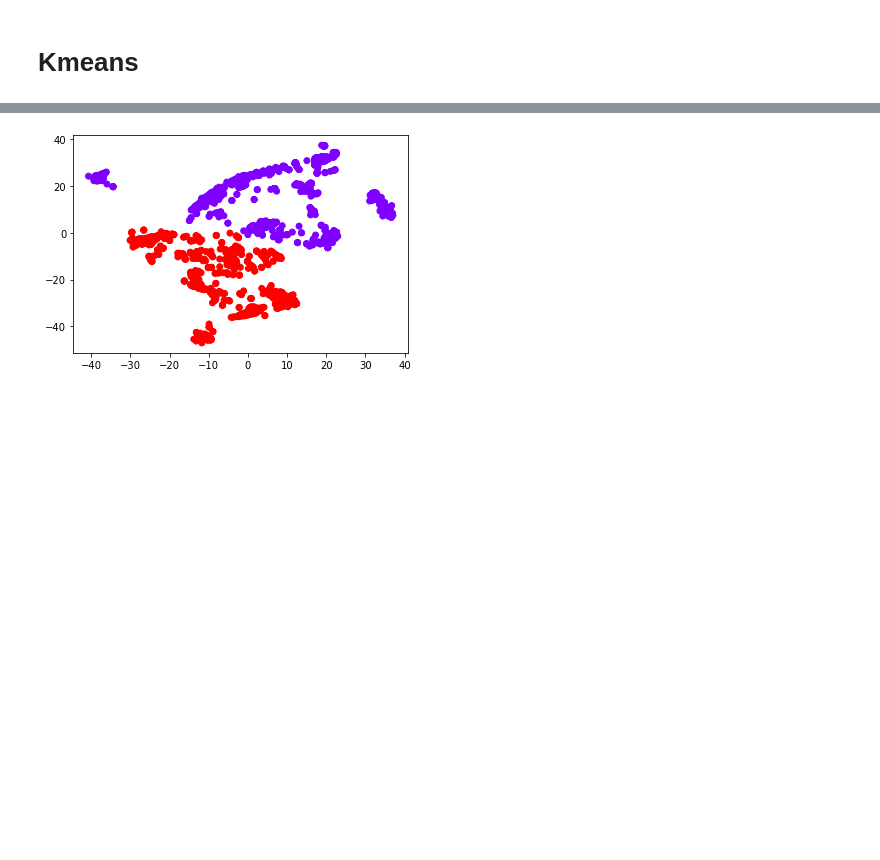
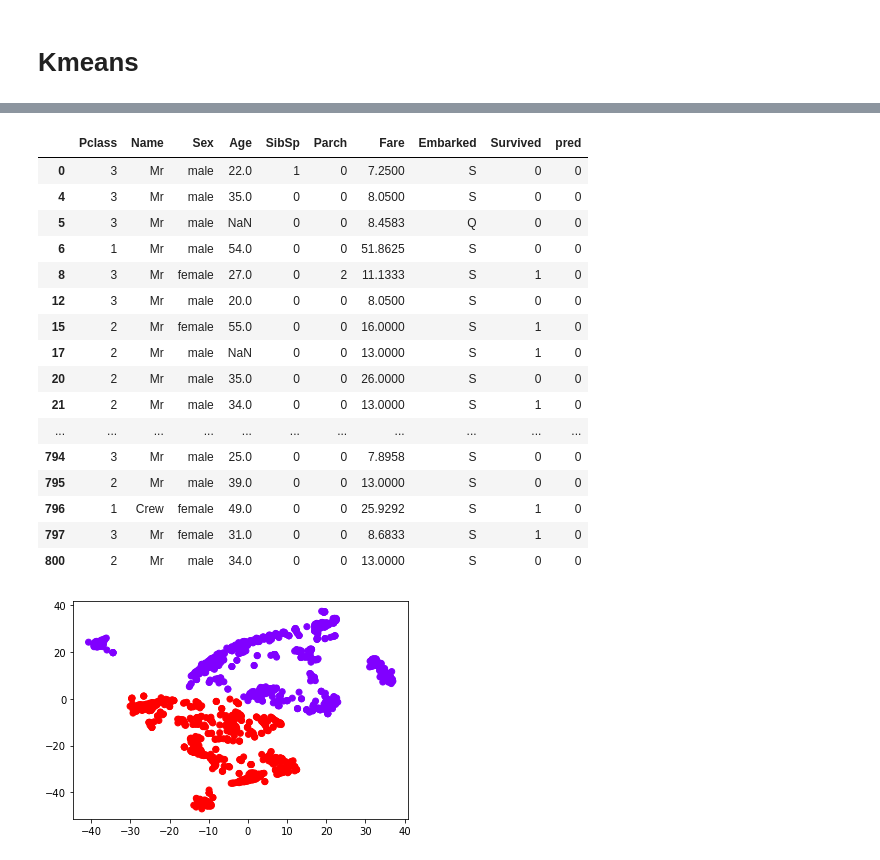
Before and after one commit to WozzyaQ/machine-learning-and-other-stuff, a Jupyter notebook: clustering-titanic/clustering.ipynb, the cells around one changed output, grey strips where cells are left out. Cells and saved outputs as stored; diff of their text form; code cells hidden in the pictures; blank space fills up the shorter version.

```diff
--- a/clustering-titanic/clustering.ipynb
+++ b/clustering-titanic/clustering.ipynb
@@ -555,3 +583,23 @@ kmeans(tsne_representation,2)
+# %%
+prepared_data_train[prepared_data_train["pred"] == 0]
+# %% [output]
+|  | Pclass | Name | Sex | Age | SibSp | Parch | Fare | Embarked | Survived | pred |
+| 0 | 3 | Mr | male | 22.0 | 1 | 0 | 7.2500 | S | 0 | 0 |
+| 4 | 3 | Mr | male | 35.0 | 0 | 0 | 8.0500 | S | 0 | 0 |
+| 5 | 3 | Mr | male | NaN | 0 | 0 | 8.4583 | Q | 0 | 0 |
+| 6 | 1 | Mr | male | 54.0 | 0 | 0 | 51.8625 | S | 0 | 0 |
+| 8 | 3 | Mr | female | 27.0 | 0 | 2 | 11.1333 | S | 1 | 0 |
+| 12 | 3 | Mr | male | 20.0 | 0 | 0 | 8.0500 | S | 0 | 0 |
+| 15 | 2 | Mr | female | 55.0 | 0 | 0 | 16.0000 | S | 1 | 0 |
+| 17 | 2 | Mr | male | NaN | 0 | 0 | 13.0000 | S | 1 | 0 |
+| 20 | 2 | Mr | male | 35.0 | 0 | 0 | 26.0000 | S | 0 | 0 |
+| 21 | 2 | Mr | male | 34.0 | 0 | 0 | 13.0000 | S | 1 | 0 |
+| ... | ... | ... | ... | ... | ... | ... | ... | ... | ... | ... |
+| 794 | 3 | Mr | male | 25.0 | 0 | 0 | 7.8958 | S | 0 | 0 |
+| 795 | 2 | Mr | male | 39.0 | 0 | 0 | 13.0000 | S | 0 | 0 |
+| 796 | 1 | Сrew | female | 49.0 | 0 | 0 | 25.9292 | S | 1 | 0 |
+| 797 | 3 | Mr | female | 31.0 | 0 | 0 | 8.6833 | S | 1 | 0 |
+| 800 | 2 | Mr | male | 34.0 | 0 | 0 | 13.0000 | S | 0 | 0 |
 # %%
 tnse_all_x_repr = tsne.fit_transform(ALL_X)
 kmeans(tnse_all_x_repr,2)
```
Also changed, not shown: parts of 20 cells of this notebook.
